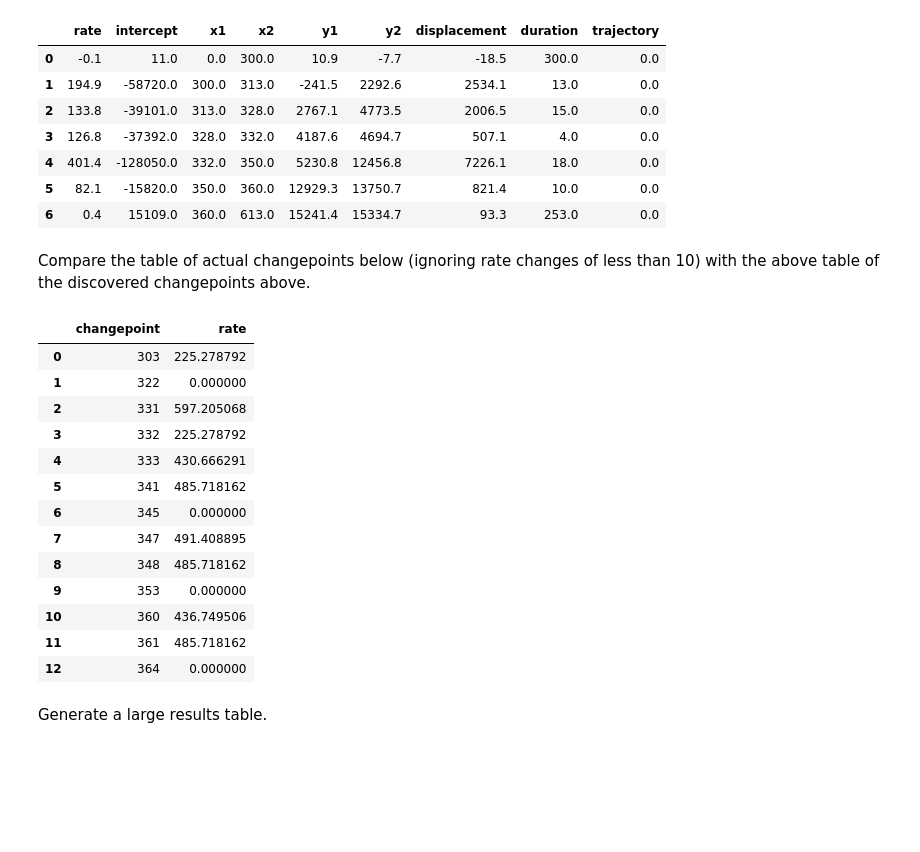
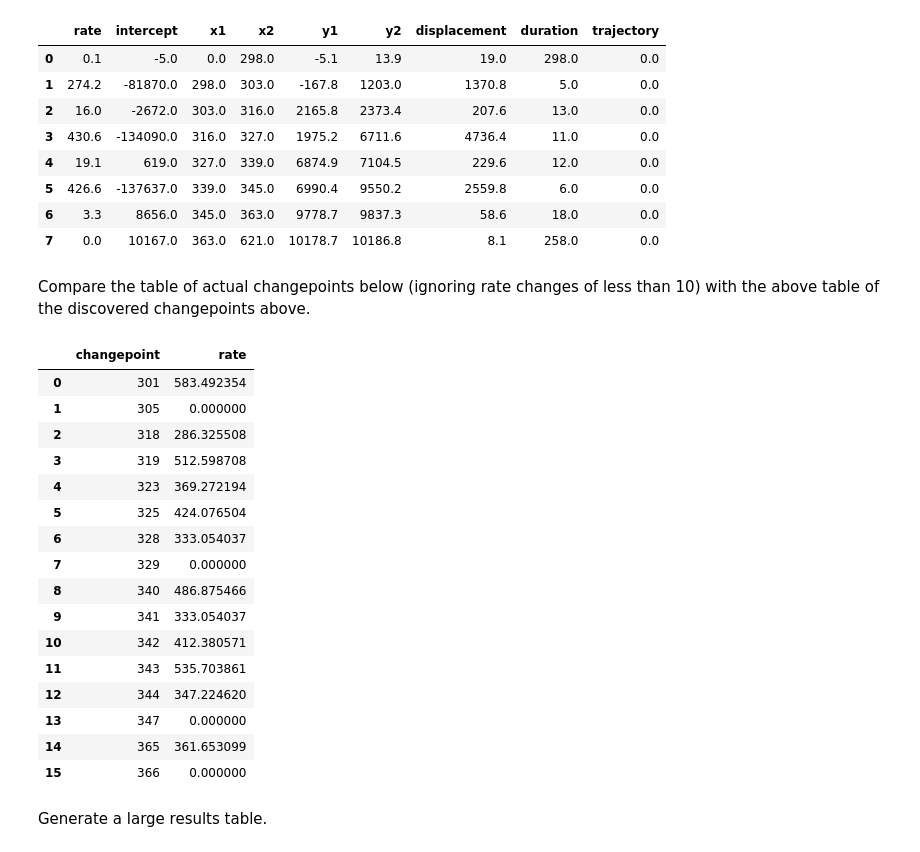
Before and after one commit to flynn949/beadpy, a Jupyter notebook: Trajectory_Simulator.ipynb, the cells around one changed output. Drawn from its saved outputs; the diff is of its cells as text; code cells hidden in the pictures; blank space fills up the shorter version.

```diff
--- a/Trajectory_Simulator.ipynb
+++ b/Trajectory_Simulator.ipynb
@@ -90,7 +90,7 @@ test = trajectory_simulator(pre_duration = 300,
                          noise_sigma_sigma = 20,
                          pause_prob = 0.1,
                          pause_duration_prob = 0.9,
-                         rate_change_prob = 0.05,
+                         rate_change_prob = 0.2,
                          DNA_length = 15000,
                          trajectory_number = 0)
 exampletrajseg = beadpy.trajectory_plotter(test, 0, method = ('auto', 'whole'),
@@ -104,40 +104,44 @@ exampletrajseg = beadpy.trajectory_plotter(test, 0, method = ('auto', 'whole'),
 exampletrajseg
 # %% [output]
 |  | rate | intercept | x1 | x2 | y1 | y2 | displacement | duration | trajectory |
-| 0 | -0.1 | 11.0 | 0.0 | 300.0 | 10.9 | -7.7 | -18.5 | 300.0 | 0.0 |
-| 1 | 194.9 | -58720.0 | 300.0 | 313.0 | -241.5 | 2292.6 | 2534.1 | 13.0 | 0.0 |
-| 2 | 133.8 | -39101.0 | 313.0 | 328.0 | 2767.1 | 4773.5 | 2006.5 | 15.0 | 0.0 |
-| 3 | 126.8 | -37392.0 | 328.0 | 332.0 | 4187.6 | 4694.7 | 507.1 | 4.0 | 0.0 |
-| 4 | 401.4 | -128050.0 | 332.0 | 350.0 | 5230.8 | 12456.8 | 7226.1 | 18.0 | 0.0 |
-| 5 | 82.1 | -15820.0 | 350.0 | 360.0 | 12929.3 | 13750.7 | 821.4 | 10.0 | 0.0 |
-| 6 | 0.4 | 15109.0 | 360.0 | 613.0 | 15241.4 | 15334.7 | 93.3 | 253.0 | 0.0 |
+| 0 | 0.1 | -5.0 | 0.0 | 298.0 | -5.1 | 13.9 | 19.0 | 298.0 | 0.0 |
+| 1 | 274.2 | -81870.0 | 298.0 | 303.0 | -167.8 | 1203.0 | 1370.8 | 5.0 | 0.0 |
+| 2 | 16.0 | -2672.0 | 303.0 | 316.0 | 2165.8 | 2373.4 | 207.6 | 13.0 | 0.0 |
+| 3 | 430.6 | -134090.0 | 316.0 | 327.0 | 1975.2 | 6711.6 | 4736.4 | 11.0 | 0.0 |
+| 4 | 19.1 | 619.0 | 327.0 | 339.0 | 6874.9 | 7104.5 | 229.6 | 12.0 | 0.0 |
+| 5 | 426.6 | -137637.0 | 339.0 | 345.0 | 6990.4 | 9550.2 | 2559.8 | 6.0 | 0.0 |
+| 6 | 3.3 | 8656.0 | 345.0 | 363.0 | 9778.7 | 9837.3 | 58.6 | 18.0 | 0.0 |
+| 7 | 0.0 | 10167.0 | 363.0 | 621.0 | 10178.7 | 10186.8 | 8.1 | 258.0 | 0.0 |
 # %% [markdown]
 Compare the table of actual changepoints below (ignoring rate changes of less than 10) with the above table of the discovered changepoints above.
 # %%
 changepoints = []
 changepoint_values = []
 for i in test.time[1:]:
-    if abs(test.rate[i] - test.rate[i-1]) > 1:
+    if abs(test.rate[i] - test.rate[i-1]) > 10:
         changepoints.append(i)
         changepoint_values.append(test.rate[i])
 cpts = pd.DataFrame({'changepoint' : changepoints,
                     'rate' : changepoint_values})
 cpts
 # %% [output]
 |  | changepoint | rate |
-| 0 | 303 | 225.278792 |
-| 1 | 322 | 0.000000 |
-| 2 | 331 | 597.205068 |
-| 3 | 332 | 225.278792 |
-| 4 | 333 | 430.666291 |
-| 5 | 341 | 485.718162 |
-| 6 | 345 | 0.000000 |
-| 7 | 347 | 491.408895 |
-| 8 | 348 | 485.718162 |
-| 9 | 353 | 0.000000 |
-| 10 | 360 | 436.749506 |
-| 11 | 361 | 485.718162 |
-| 12 | 364 | 0.000000 |
+| 0 | 301 | 583.492354 |
+| 1 | 305 | 0.000000 |
+| 2 | 318 | 286.325508 |
+| 3 | 319 | 512.598708 |
+| 4 | 323 | 369.272194 |
+| 5 | 325 | 424.076504 |
+| 6 | 328 | 333.054037 |
+| 7 | 329 | 0.000000 |
+| 8 | 340 | 486.875466 |
+| 9 | 341 | 333.054037 |
+| 10 | 342 | 412.380571 |
+| 11 | 343 | 535.703861 |
+| 12 | 344 | 347.224620 |
+| 13 | 347 | 0.000000 |
+| 14 | 365 | 361.653099 |
+| 15 | 366 | 0.000000 |
 # %% [markdown]
 Generate a large results table.
 # %%
```
